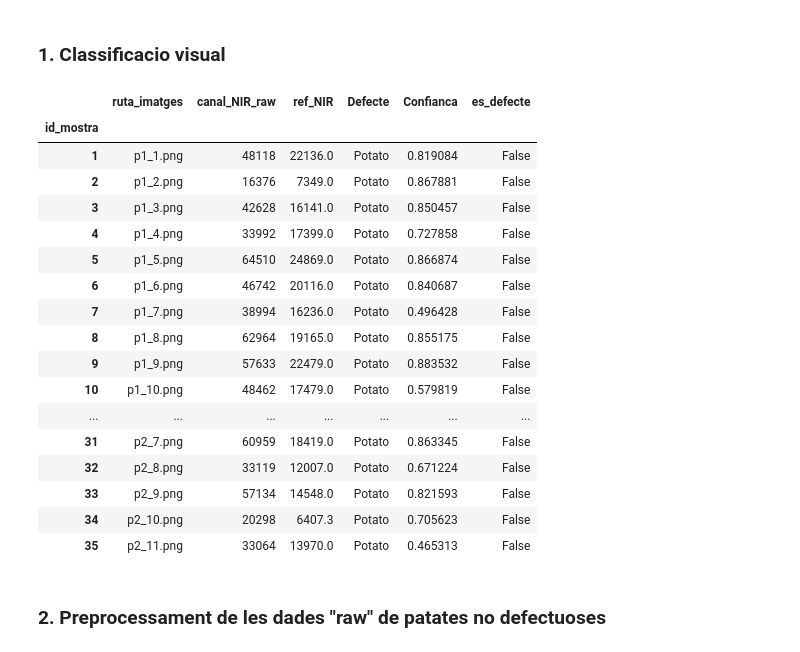
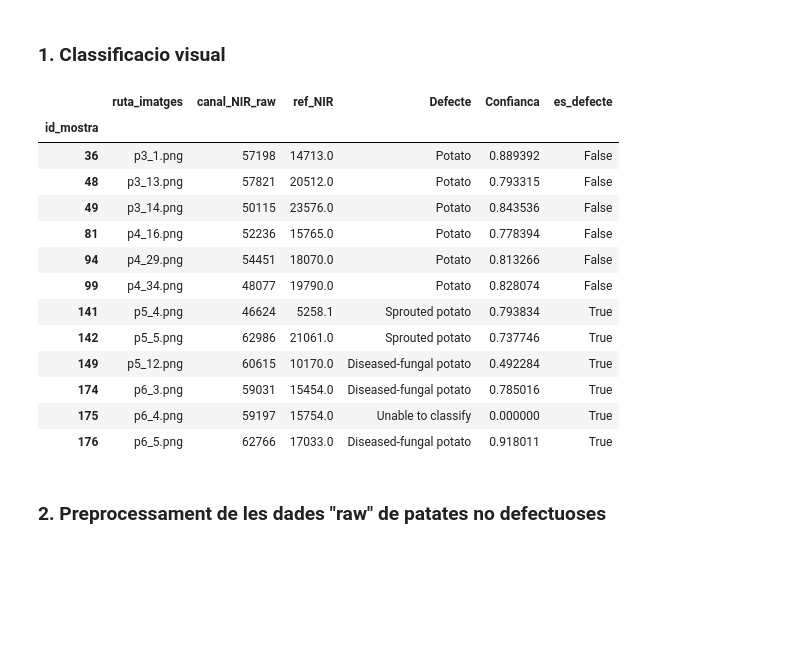
Before and after one commit to DavidDiestreR/potato-dry-matter-optics-ml, a Jupyter notebook: notebooks/product/potato_quality_pipeline.ipynb, the cells around one changed output. Cells and saved outputs as stored; diff of their text form; code cells hidden in the pictures; blank space fills up the shorter version.

```diff
--- a/notebooks/product/potato_quality_pipeline.ipynb
+++ b/notebooks/product/potato_quality_pipeline.ipynb
@@ -27,11 +27,11 @@ while ROOT.name != "potato-dry-matter-optics-ml" and ROOT.parent != ROOT:
 os.chdir(ROOT)
 sys.path.append(str(ROOT))
 
-DATA_RAW_CSV = ROOT / "data/input/raw/raw_dataset_test_1.csv"
-RAW_IMG_DIR = ROOT / "data/input/raw/raw_images/test_1"
-MODEL_PATH = ROOT / "data/output/train/test_run_dummy_2/model_prediccio_ms_final_MAPE_1.65.h5"
-SCALER_PATH = ROOT / "data/output/test_run_dummy_2/scaler_X.pkl"
-OUTPUT_PATH = ROOT / "data/output/pipeline/pipeline_output_test_1.csv"
+DATA_RAW_CSV = ROOT / "data/input/raw/raw_dataset_definitive.csv"
+RAW_IMG_DIR = ROOT / "data/input/raw/raw_images/definitive"
+MODEL_PATH = ROOT / "data/output/train/test_run_definitive_1/model_prediccio_ms.h5"
+SCALER_PATH = ROOT / "data/output/train/test_run_definitive_1/scaler_X.pkl"
+OUTPUT_PATH = ROOT / "data/output/pipeline/pipeline_output_definitive_1.csv"
 
 # la resta d'imports
 from src.raw_image_treatment import apply_brightness_and_gamma, apply_sigmoid, potato_defect_classification, potato_pixels_rgb_img, potato_filter_extreme_colours, nir_scalation
@@ -40,7 +42,8 @@ from src.dry_matter import load_model_and_scaler, predict_dm, dry_matter_quality
 ## Input
 # %%
 # CSV amb columnes: [id_mostra,ruta_imatges,canal_NIR_raw,ref_NIR]
-raw_df = pd.read_csv(DATA_RAW_CSV, sep=";", decimal=",")
+raw_df = pd.read_csv(DATA_RAW_CSV, sep=",", decimal=".")
+
 required_cols = ["id_mostra", "ruta_imatges", "canal_NIR_raw", "ref_NIR"]
 missing = [c for c in required_cols if c not in raw_df.columns]
 if missing:
@@ -49,11 +52,24 @@ if missing:
 def _to_float(val):
     return pd.to_numeric(str(val).replace(",", "."), errors="coerce")
 
-raw_df["id_mostra"] = pd.to_numeric(raw_df["id_mostra"], errors="coerce")
+# --- neteja tipus ---
+raw_df["id_mostra"] = pd.to_numeric(raw_df["id_mostra"], errors="coerce").astype("Int64")
 raw_df["canal_NIR_raw"] = raw_df["canal_NIR_raw"].apply(_to_float)
 raw_df["ref_NIR"] = raw_df["ref_NIR"].apply(_to_float)
 raw_df["ruta_imatges"] = raw_df["ruta_imatges"].apply(lambda p: Path(str(p)).name)
 
+# --- quedem-nos només amb aquestes id_mostra ---
+ID_MOSTRA_KEEP = [36, 48, 49, 81, 94, 99, 141, 142, 149, 174, 175, 176]
+
 raw_df = raw_df[required_cols].copy().set_index("id_mostra", drop=True)
+raw_df = raw_df.loc[raw_df.index.isin(ID_MOSTRA_KEEP)].copy().sort_index()
+
+# info de control (si en falta alguna)
+found_ids = set(raw_df.index.dropna().astype(int).tolist())
+missing_ids = sorted(set(ID_MOSTRA_KEEP) - found_ids)
+print(f"Files trobades: {len(raw_df)} / {len(ID_MOSTRA_KEEP)}")
+if missing_ids:
+    print("id_mostra NO trobades al CSV:", missing_ids)
+
 raw_df.head()
 # %% [output]
@@ -71,43 +88,38 @@ raw_df.head()
 # %%
 # Utilitzar les funcions apply_brightness_and_gamma i apply_sigmoid (nomes per a la classificacio, no es fan servir les imatges amb aquest filtre) i potato_defect_classification
 def classify_image(row):
     img_path = RAW_IMG_DIR / Path(row["ruta_imatges"])
     if not img_path.exists():
         return pd.Series({"Defecte": "Unable to classify", "Confianca": 0.0, "es_defecte": True})
 
     bg_img = apply_brightness_and_gamma(img_path, brightness=1, gamma=1.1)
     sigmoid_img = apply_sigmoid(bg_img, k=6.0, mid=0.5, normalize=True)
     try:
-        defect, conf, _ = potato_defect_classification(sigmoid_img)
+        defect, conf, _ = potato_defect_classification(image=sigmoid_img, confidence_threshold=0.2)
     except Exception:
         defect, conf = "Unable to classify", 0.0
 
-    es_defecte = defect not in ("Potato", "Unable to classify")
-    etiqueta = defect if es_defecte else "Potato"
-    return pd.Series({"Defecte": etiqueta, "Confianca": float(conf), "es_defecte": bool(es_defecte)})
+    es_defecte = defect not in ("Potato")
+    return pd.Series({"Defecte": defect, "Confianca": float(conf), "es_defecte": bool(es_defecte)})
 
 classif_df = raw_df.apply(classify_image, axis=1)
 raw_df = pd.concat([raw_df, classif_df], axis=1)
 raw_df
 # %% [output]
 |  | ruta_imatges | canal_NIR_raw | ref_NIR | Defecte | Confianca | es_defecte |
 | id_mostra |  |  |  |  |  |  |
-| 1 | p1_1.png | 48118 | 22136.0 | Potato | 0.819084 | False |
-| 2 | p1_2.png | 16376 | 7349.0 | Potato | 0.867881 | False |
-| 3 | p1_3.png | 42628 | 16141.0 | Potato | 0.850457 | False |
-| 4 | p1_4.png | 33992 | 17399.0 | Potato | 0.727858 | False |
-| 5 | p1_5.png | 64510 | 24869.0 | Potato | 0.866874 | False |
-| 6 | p1_6.png | 46742 | 20116.0 | Potato | 0.840687 | False |
-| 7 | p1_7.png | 38994 | 16236.0 | Potato | 0.496428 | False |
-| 8 | p1_8.png | 62964 | 19165.0 | Potato | 0.855175 | False |
-| 9 | p1_9.png | 57633 | 22479.0 | Potato | 0.883532 | False |
-| 10 | p1_10.png | 48462 | 17479.0 | Potato | 0.579819 | False |
-| ... | ... | ... | ... | ... | ... | ... |
-| 31 | p2_7.png | 60959 | 18419.0 | Potato | 0.863345 | False |
-| 32 | p2_8.png | 33119 | 12007.0 | Potato | 0.671224 | False |
-| 33 | p2_9.png | 57134 | 14548.0 | Potato | 0.821593 | False |
-| 34 | p2_10.png | 20298 | 6407.3 | Potato | 0.705623 | False |
-| 35 | p2_11.png | 33064 | 13970.0 | Potato | 0.465313 | False |
+| 36 | p3_1.png | 57198 | 14713.0 | Potato | 0.889392 | False |
+| 48 | p3_13.png | 57821 | 20512.0 | Potato | 0.793315 | False |
+| 49 | p3_14.png | 50115 | 23576.0 | Potato | 0.843536 | False |
+| 81 | p4_16.png | 52236 | 15765.0 | Potato | 0.778394 | False |
+| 94 | p4_29.png | 54451 | 18070.0 | Potato | 0.813266 | False |
+| 99 | p4_34.png | 48077 | 19790.0 | Potato | 0.828074 | False |
+| 141 | p5_4.png | 46624 | 5258.1 | Sprouted potato | 0.793834 | True |
+| 142 | p5_5.png | 62986 | 21061.0 | Sprouted potato | 0.737746 | True |
+| 149 | p5_12.png | 60615 | 10170.0 | Diseased-fungal potato | 0.492284 | True |
+| 174 | p6_3.png | 59031 | 15454.0 | Diseased-fungal potato | 0.785016 | True |
+| 175 | p6_4.png | 59197 | 15754.0 | Unable to classify | 0.000000 | True |
+| 176 | p6_5.png | 62766 | 17033.0 | Diseased-fungal potato | 0.918011 | True |
 # %% [markdown]
 ### 2. Preprocessament de les dades "raw" de patates no defectuoses
 # %% [markdown]
```
Also changed, not shown: parts of 8 cells of this notebook, 59 other files.
